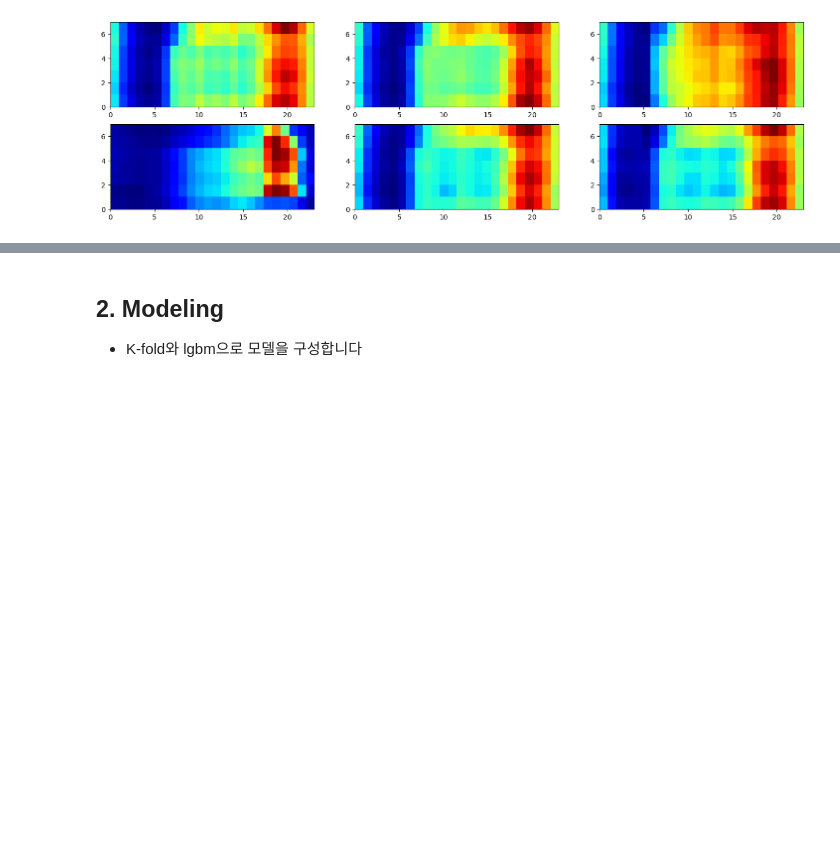
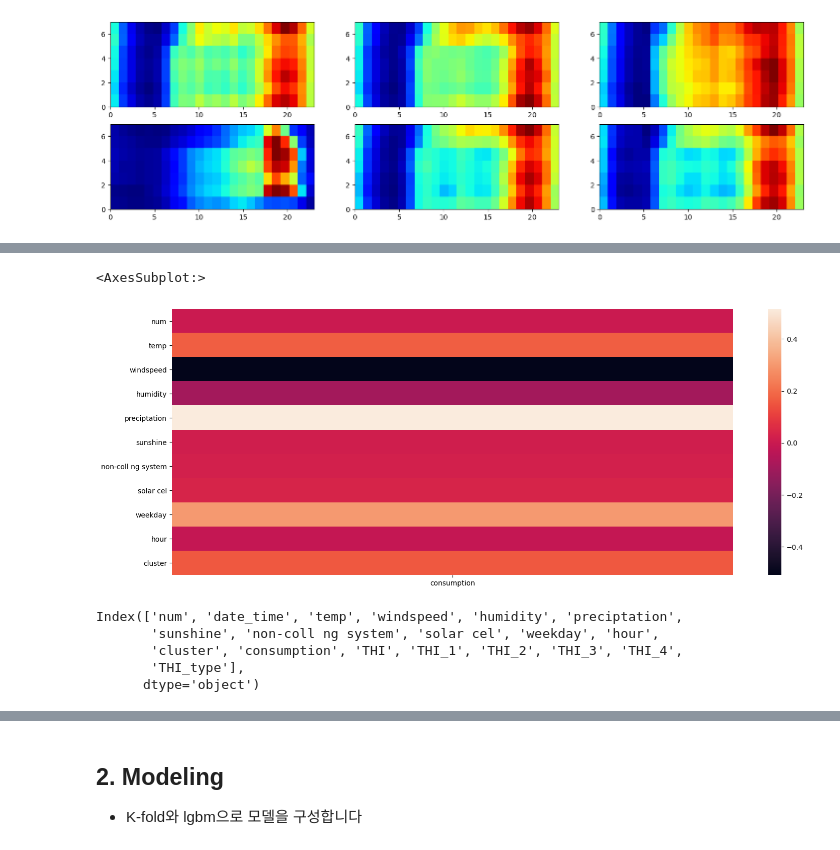
Before and after one commit to oh971021/python_study, a Jupyter notebook: lecture/9월 1일 K-fold/[베이스라인]_K-fold와 lgbm을 사용한 베이스라인.ipynb, the cells around one changed output, grey strips where cells are left out. Saved outputs shown, nothing was run; the diff lists cells and outputs as text; code cells hidden in the pictures; blank space fills up the shorter version.

```diff
--- a/lecture/9월 1일 K-fold/[베이스라인]_K-fold와 lgbm을 사용한 베이스라인.ipynb
+++ b/lecture/9월 1일 K-fold/[베이스라인]_K-fold와 lgbm을 사용한 베이스라인.ipynb
@@ -390,0 +404,7 @@ train[train['num']==1][['cluster']]
+# %%
+train.columns = ['num', 'date_time', 'consumption', 'temp', 'windspeed', 'humidity',
+                 'preciptation', 'sunshine', 'non-coll ng system', 'solar cel', 'weekday', 'hour',
+                 'cluster']
+
+test.columns = ['num', 'date_time', 'temp', 'windspeed', 'humidity', 'preciptation',
+                'sunshine', 'non-coll ng system', 'solar cel', 'weekday', 'hour', 'cluster']
@@ -390,0 +422,6 @@ train[train['num']==1][['cluster']]
+# %%
+columns = ['num', 'date_time', 'temp', 'windspeed', 'humidity',
+           'preciptation', 'sunshine', 'non-coll ng system', 'solar cel', 'weekday', 'hour',
+           'cluster', 'consumption']
+train  = train[columns]
+train.head()
@@ -390,0 +444,6 @@ train[train['num']==1][['cluster']]
+# %%
+plt.figure(figsize=(18,7))
+sns.heatmap(train.corr().loc['num': 'cluster', 'consumption': 'consumption'])
+# %% [output]
+<AxesSubplot:>
+[figure, added]
@@ -390,0 +482,8 @@ train[train['num']==1][['cluster']]
+# %%
+train.columns
+# %% [output]
+Index(['num', 'date_time', 'temp', 'windspeed', 'humidity', 'preciptation',
+       'sunshine', 'non-coll ng system', 'solar cel', 'weekday', 'hour',
+       'cluster', 'consumption', 'THI', 'THI_1', 'THI_2', 'THI_3', 'THI_4',
+       'THI_type'],
+      dtype='object')
```
Also changed, not shown: parts of 45 cells of this notebook.
